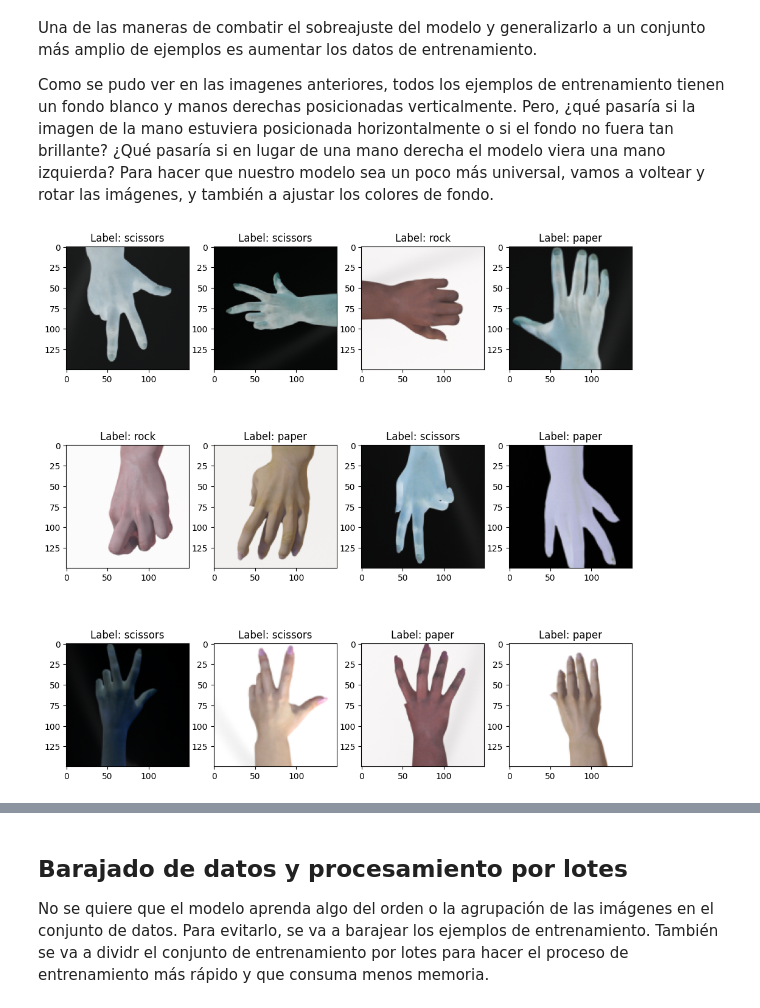
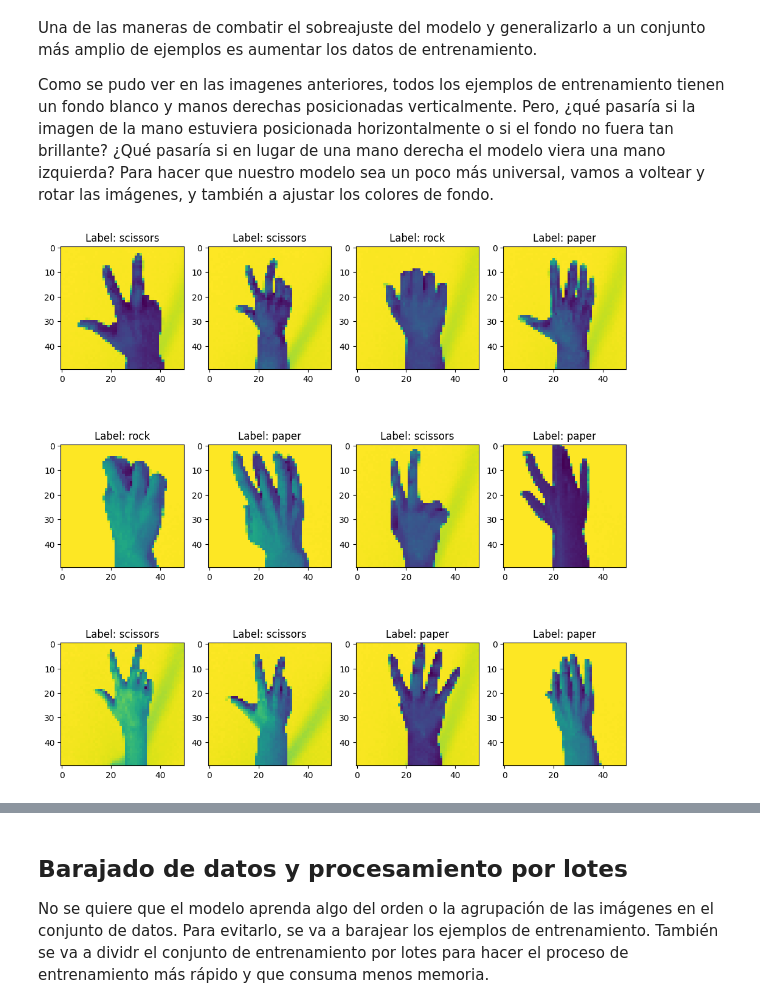
Before and after one commit to karimalisahili/proy1_ia_modelo, a Jupyter notebook: main.ipynb, the cells around one changed output, grey strips where cells are left out. Drawn from its saved outputs; the diff is of its cells as text; code cells hidden in the pictures.

Commit message:
80% train 55% test

```diff
--- a/main.ipynb
+++ b/main.ipynb
@@ -216,7 +216,11 @@ def format_example(image, label):
     # Hacer que los colores de la imagen sean flotantes.
     image = tf.cast(image, tf.float32)
     # Hacer que los valores de color de la imagen estén en el rango [0..1].
-    image = image / 255.
+    image = image / 255
+
+    #Convertir la imagen a escala de grises.
+    image = tf.image.rgb_to_grayscale(image)
+
     # Asegurarse de que la imagen tenga el tamaño correcto
     image = tf.image.resize(image, [INPUT_IMG_SIZE, INPUT_IMG_SIZE])
     return image, label
@@ -326,9 +330,9 @@ def augment_data(image, label):
 dataset_train_augmented = dataset_train.map(augment_data)
 # %%
 # Explorar el dataset de entrenamiento aumentado.
-preview_dataset(dataset_train_augmented)
+preview_dataset(dataset_train)
 # %% [output]
-[figure, old version]
+[figure, new version]
 # %%
 # Explora el dataset de prueba.
 preview_dataset(dataset_test)
```
Also changed, not shown: parts of 14 cells of this notebook, 2 other files.
